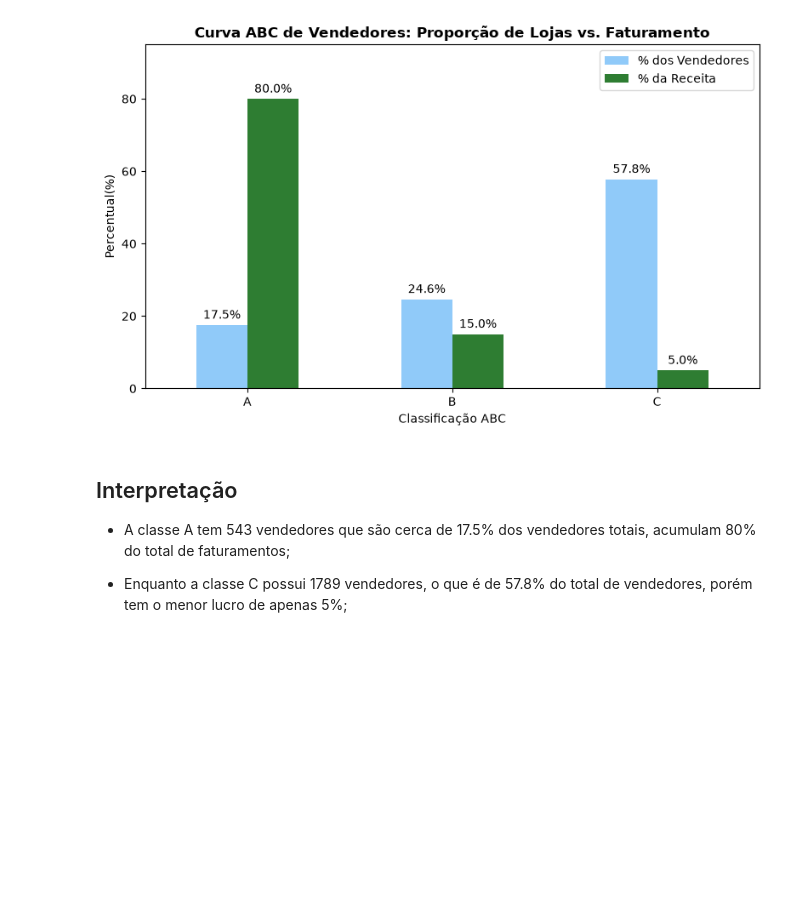
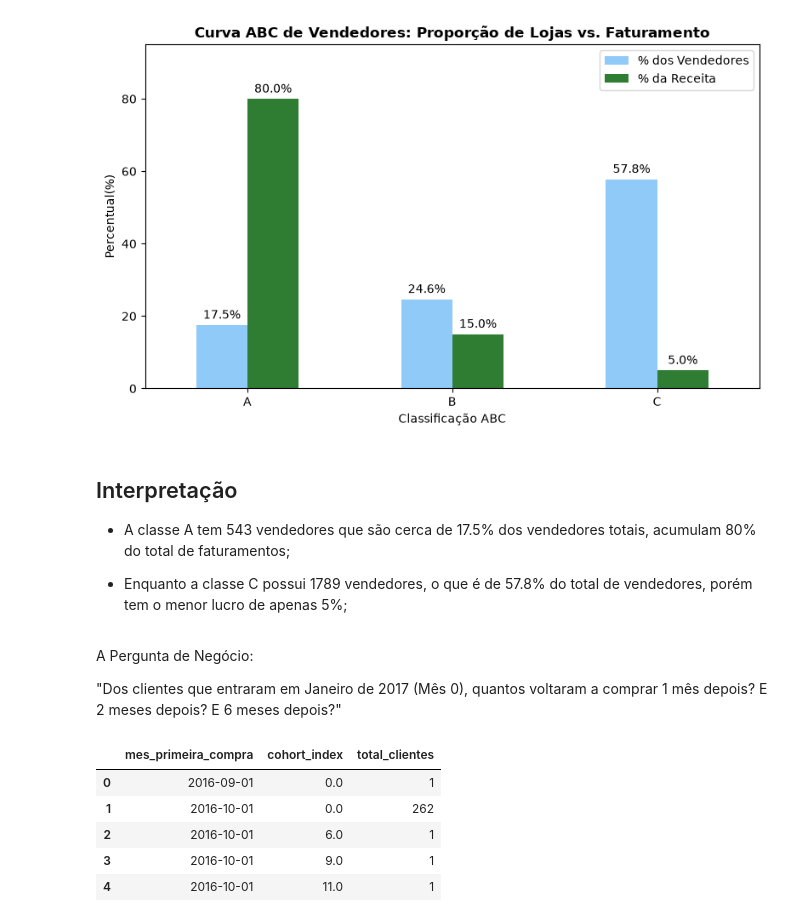
Before and after one commit to pedrohnh06/ecommerce-data-analytics, a Jupyter notebook: notebooks/01_exploracao.ipynb, the cells around one changed output. Saved outputs shown, nothing was run; the diff lists cells and outputs as text; code cells hidden in the pictures; blank space fills up the shorter version.

```diff
--- a/notebooks/01_exploracao.ipynb
+++ b/notebooks/01_exploracao.ipynb
@@ -458,3 +512,40 @@ plt.show()
 * A classe A tem 543 vendedores que são cerca de 17.5% dos vendedores totais, acumulam 80% do total de faturamentos;
 
 * Enquanto a classe C possui 1789 vendedores, o que é de 57.8% do total de vendedores, porém tem o menor lucro de apenas 5%;
+# %% [markdown]
+A Pergunta de Negócio:
+
+"Dos clientes que entraram em Janeiro de 2017 (Mês 0), quantos voltaram a comprar 1 mês depois? E 2 meses depois? E 6 meses depois?"
+# %%
+sql = """
+WITH dados_compras AS (
+    SELECT
+        c.customer_unique_id,
+        DATE_TRUNC('month', o.order_purchase_timestamp) AS mes_compra,
+        MIN(DATE_TRUNC('month', o.order_purchase_timestamp)) OVER (PARTITION BY c.customer_unique_id) AS mes_primeira_compra
+    FROM orders o
+    JOIN customers c ON c.customer_id = o.customer_id
+    WHERE order_status = 'delivered'
+)
+SELECT
+    mes_primeira_compra,
+    (EXTRACT(YEAR FROM mes_compra) - EXTRACT(YEAR FROM mes_primeira_compra)) * 12 + (EXTRACT(MONTH FROM mes_compra) - EXTRACT(MONTH FROM mes_primeira_compra)) AS cohort_index,
+    COUNT(DISTINCT customer_unique_id) AS total_clientes
+FROM dados_compras
+GROUP BY
+    mes_primeira_compra,
+    cohort_index
+ORDER BY
+    mes_primeira_compra,
+    cohort_index;
+"""
+
+df_cohort = pd.read_sql_query(sql, engine)
+df_cohort.head()
+# %% [output]
+|  | mes_primeira_compra | cohort_index | total_clientes |
+| 0 | 2016-09-01 | 0.0 | 1 |
+| 1 | 2016-10-01 | 0.0 | 262 |
+| 2 | 2016-10-01 | 6.0 | 1 |
+| 3 | 2016-10-01 | 9.0 | 1 |
+| 4 | 2016-10-01 | 11.0 | 1 |
```
Also changed, not shown: parts of 15 cells of this notebook, 2 other files.
